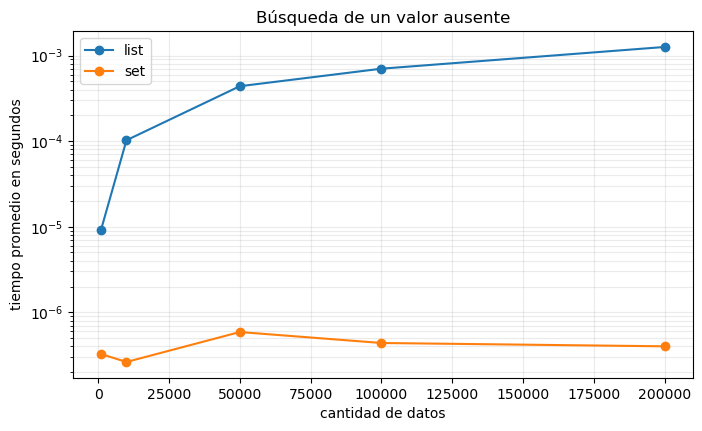
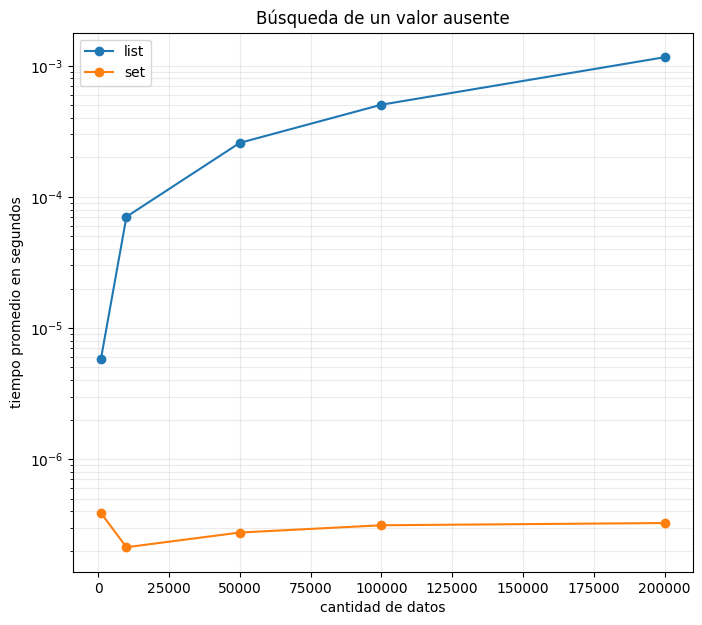
Code edit (unified diff) that turned the first committed figure into the second:
--- before
+++ after
@@ -1,3 +1,3 @@
-plt.figure(figsize=(8, 4.5))
+plt.figure(figsize=(8, 7))
 plt.plot(tamanos, tiempos_lista, marker='o', label='list')
 plt.plot(tamanos, tiempos_set, marker='o', label='set')

Commit: Avance 2